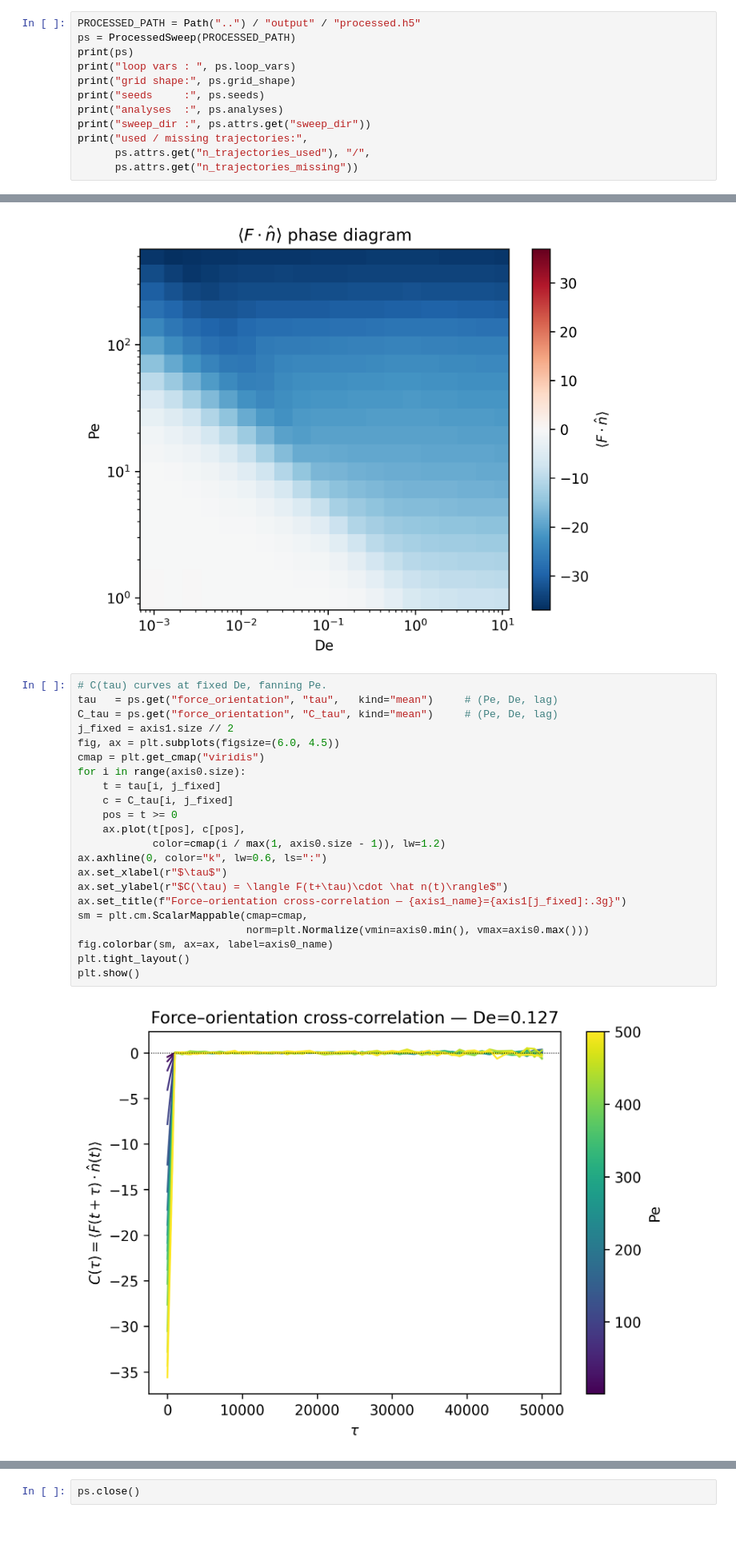
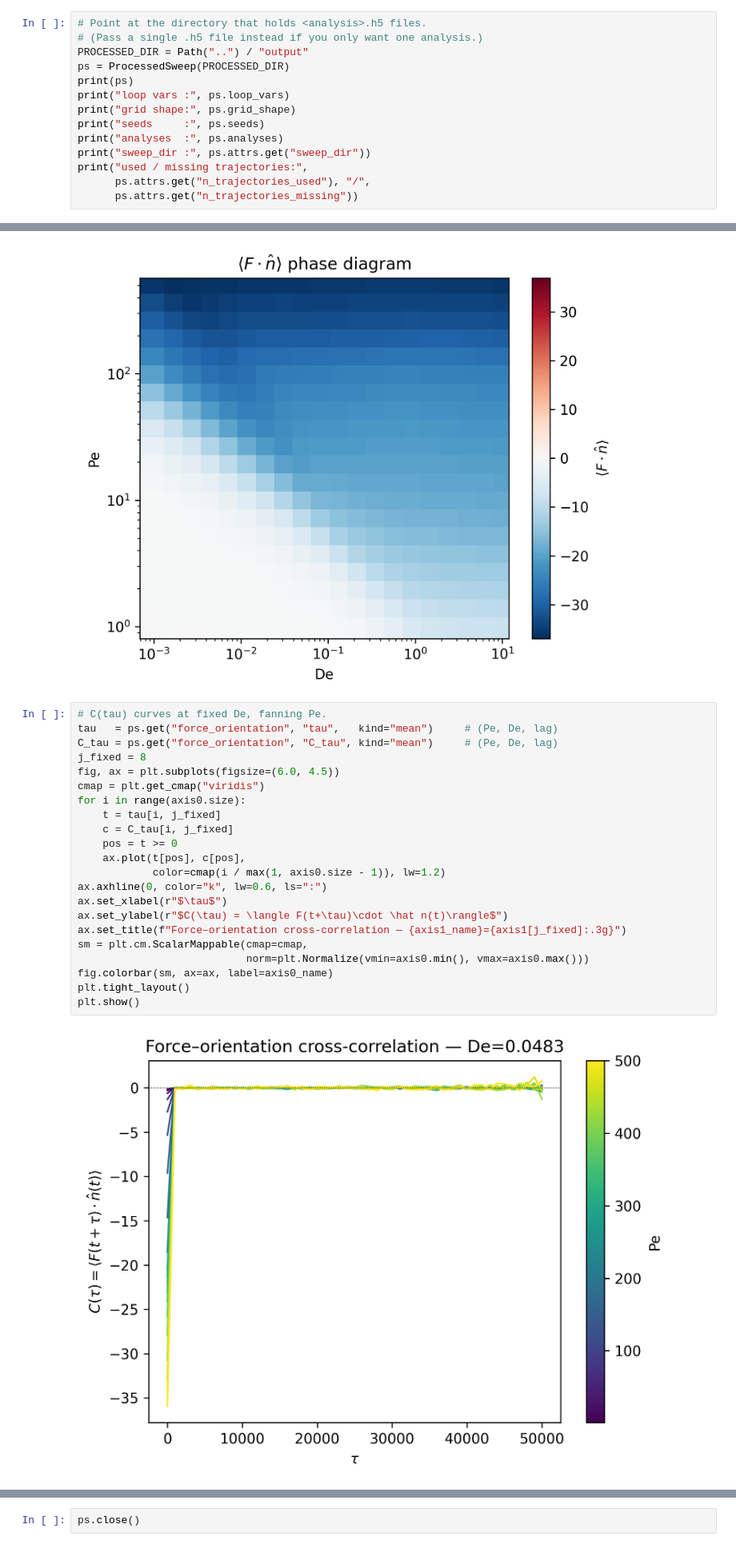
Before and after one commit to jacktreado/GPUParticles, a Jupyter notebook: python/processed_sweep.ipynb, the cells around one changed output, grey strips where cells are left out. Shown at 80% size. Saved outputs shown, nothing was run; the diff lists cells and outputs as text.

Commit message:
analysis refactor

```diff
--- a/python/processed_sweep.ipynb
+++ b/python/processed_sweep.ipynb
@@ -24,10 +25,12 @@ plt.rcParams.update({"figure.dpi": 300})
 # %% [markdown]
 ## 1. Load the file
 # %%
-PROCESSED_PATH = Path("..") / "output" / "processed.h5"
-ps = ProcessedSweep(PROCESSED_PATH)
+# Point at the directory that holds <analysis>.h5 files.
+# (Pass a single .h5 file instead if you only want one analysis.)
+PROCESSED_DIR = Path("..") / "output"
+ps = ProcessedSweep(PROCESSED_DIR)
 print(ps)
-print("loop vars : ", ps.loop_vars)
+print("loop vars :", ps.loop_vars)
 print("grid shape:", ps.grid_shape)
 print("seeds     :", ps.seeds)
 print("analyses  :", ps.analyses)
@@ -141,27 +144,27 @@ plt.show()
 # %%
 # C(tau) curves at fixed De, fanning Pe.
 tau   = ps.get("force_orientation", "tau",   kind="mean")     # (Pe, De, lag)
 C_tau = ps.get("force_orientation", "C_tau", kind="mean")     # (Pe, De, lag)
-j_fixed = axis1.size // 2
+j_fixed = 8
 fig, ax = plt.subplots(figsize=(6.0, 4.5))
 cmap = plt.get_cmap("viridis")
 for i in range(axis0.size):
     t = tau[i, j_fixed]
     c = C_tau[i, j_fixed]
     pos = t >= 0
     ax.plot(t[pos], c[pos],
             color=cmap(i / max(1, axis0.size - 1)), lw=1.2)
 ax.axhline(0, color="k", lw=0.6, ls=":")
 ax.set_xlabel(r"$\tau$")
 ax.set_ylabel(r"$C(\tau) = \langle F(t+\tau)\cdot \hat n(t)\rangle$")
 ax.set_title(f"Force–orientation cross-correlation — {axis1_name}={axis1[j_fixed]:.3g}")
 sm = plt.cm.ScalarMappable(cmap=cmap,
                            norm=plt.Normalize(vmin=axis0.min(), vmax=axis0.max()))
 fig.colorbar(sm, ax=ax, label=axis0_name)
 plt.tight_layout()
 plt.show()
 # %% [output]
-[figure, old version]
+[figure, new version]
 # %%
 # Per-frame s(t) at the corner (most-active) point — sanity check.
 i_corner = axis0.size - 1
```
Also changed, not shown: parts of 3 cells of this notebook, 8 other files.
